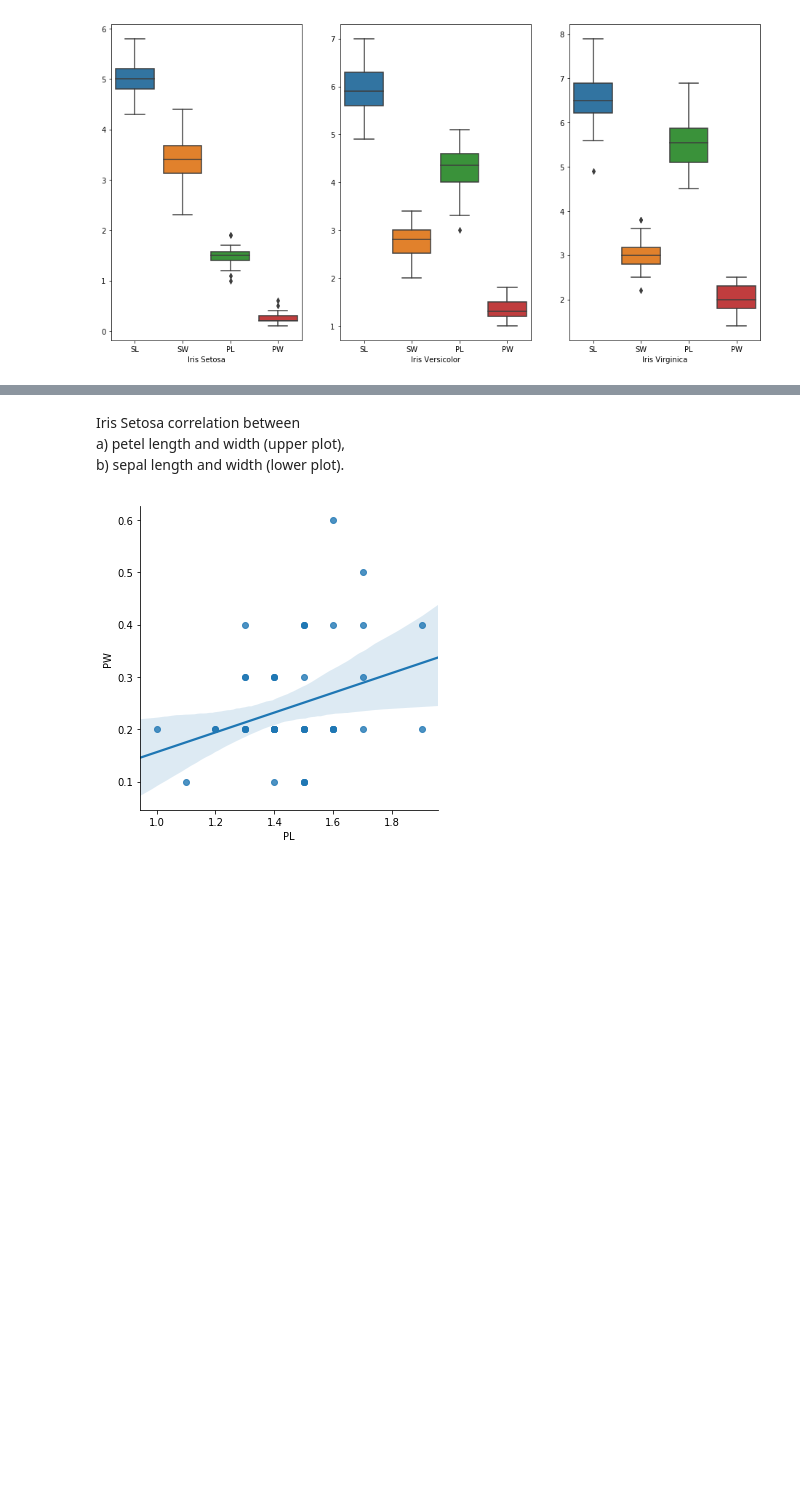
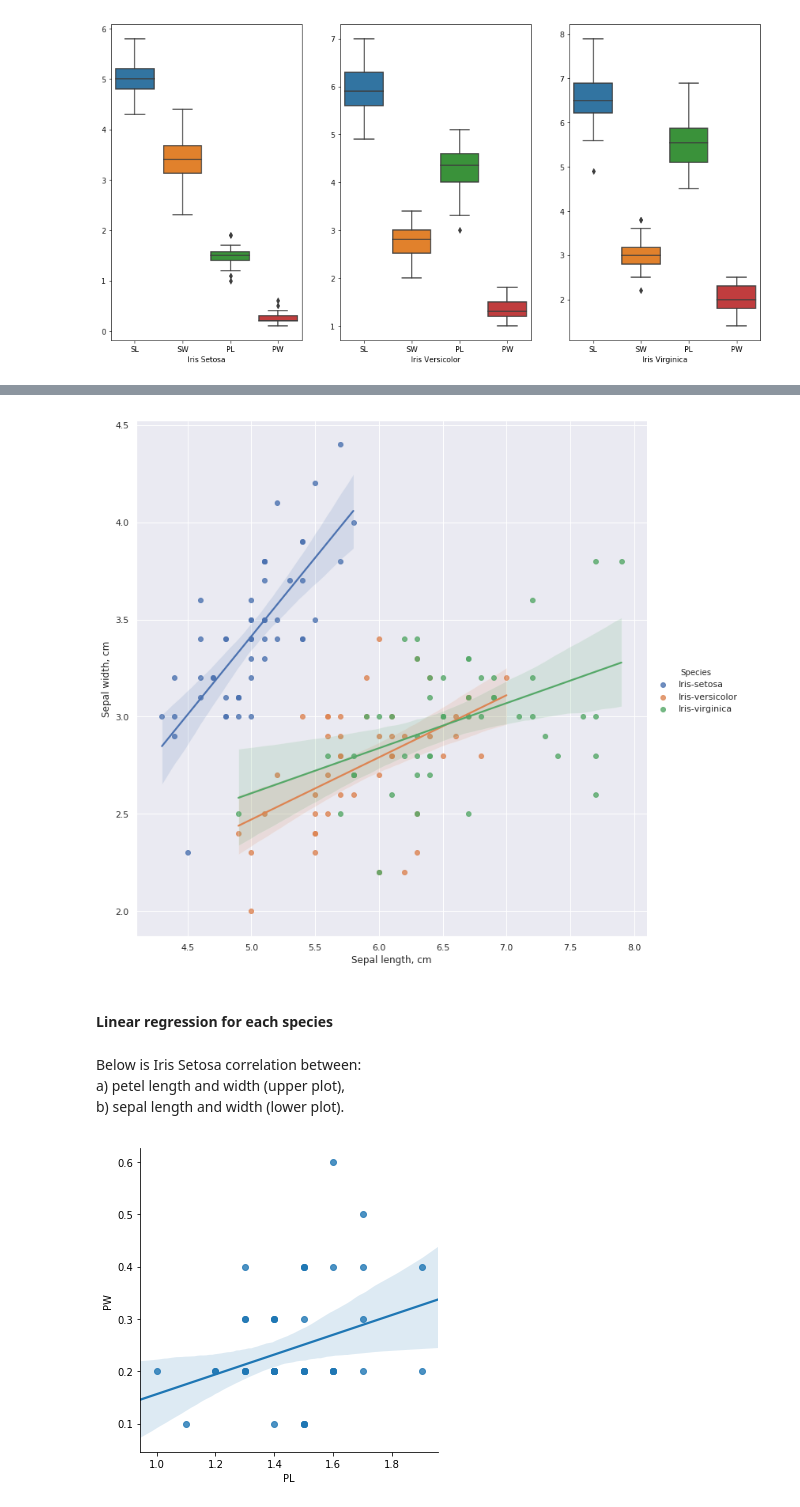
Before and after one commit to andkoc001/PandS-Project2019, a Jupyter notebook: PandS_Project_2019.ipynb, the cells around one changed output, grey strips where cells are left out. Drawn from its saved outputs; the diff is of its cells as text; code cells hidden in the pictures; blank space fills up the shorter version.

```diff
--- a/PandS_Project_2019.ipynb
+++ b/PandS_Project_2019.ipynb
@@ -247,5 +263,19 @@ pl.show()
+# %%
+# Source code adapted from https://seaborn.pydata.org/examples/multiple_regression.html.
+
+# Plot sepal with as a function of sepal_length across days
+g = sns.lmplot(x="SL", y="SW", hue="Species",
+               truncate=True, height=10, data=ids)
+
+# Use more informative axis labels than are provided by default
+g.set_axis_labels("Sepal length, cm", "Sepal width, cm")
+pl.show()
+# %% [output]
+[figure, added]
+# %% [markdown]
+#### Linear regression for each species
 # %% [markdown]
-Iris Setosa correlation between
+Below is Iris Setosa correlation between:
 a) petel length and width (upper plot),
 b) sepal length and width (lower plot).
 # %%
```
Also changed, not shown: parts of 5 cells of this notebook.
